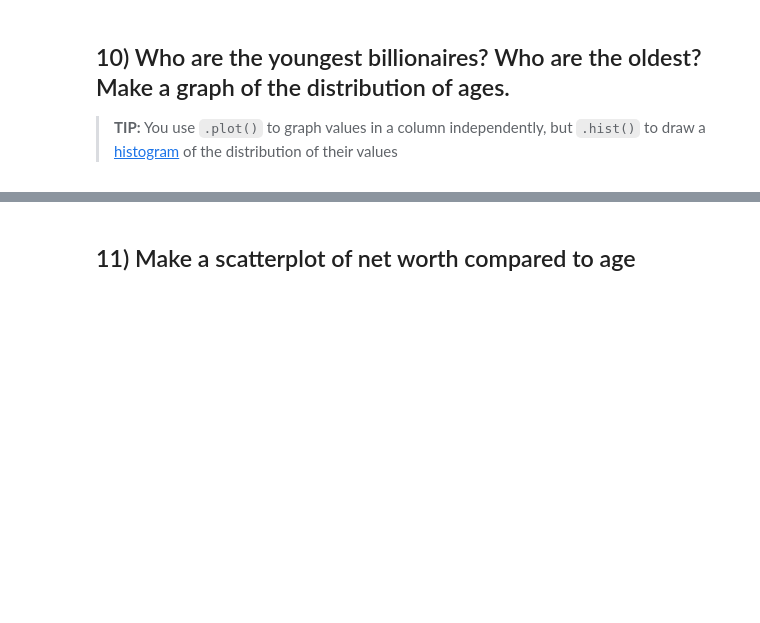
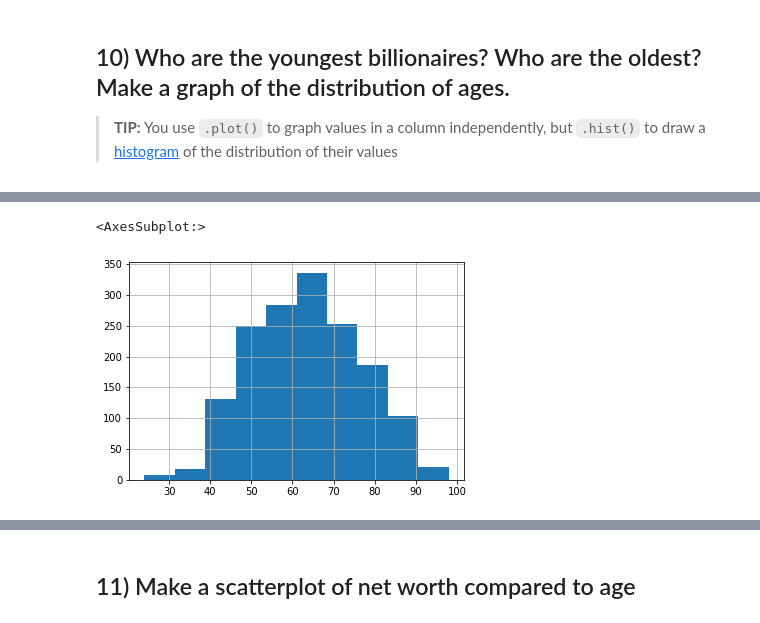
Before and after one commit to Gabieale13/homework-5-carrasquillo, a Jupyter notebook: 02-Billionaires.ipynb, the cells around one changed output, grey strips where cells are left out. Drawn from its saved outputs; the diff is of its cells as text; code cells hidden in the pictures; blank space fills up the shorter version.

```diff
--- a/02-Billionaires.ipynb
+++ b/02-Billionaires.ipynb
@@ -259,0 +245,5 @@ df.sort_values(by = 'age', ascending = False).head(10)
+# %%
+df.age.hist()
+# %% [output]
+<AxesSubplot:>
+[figure, added]
```
Also changed, not shown: parts of 5 cells of this notebook.
